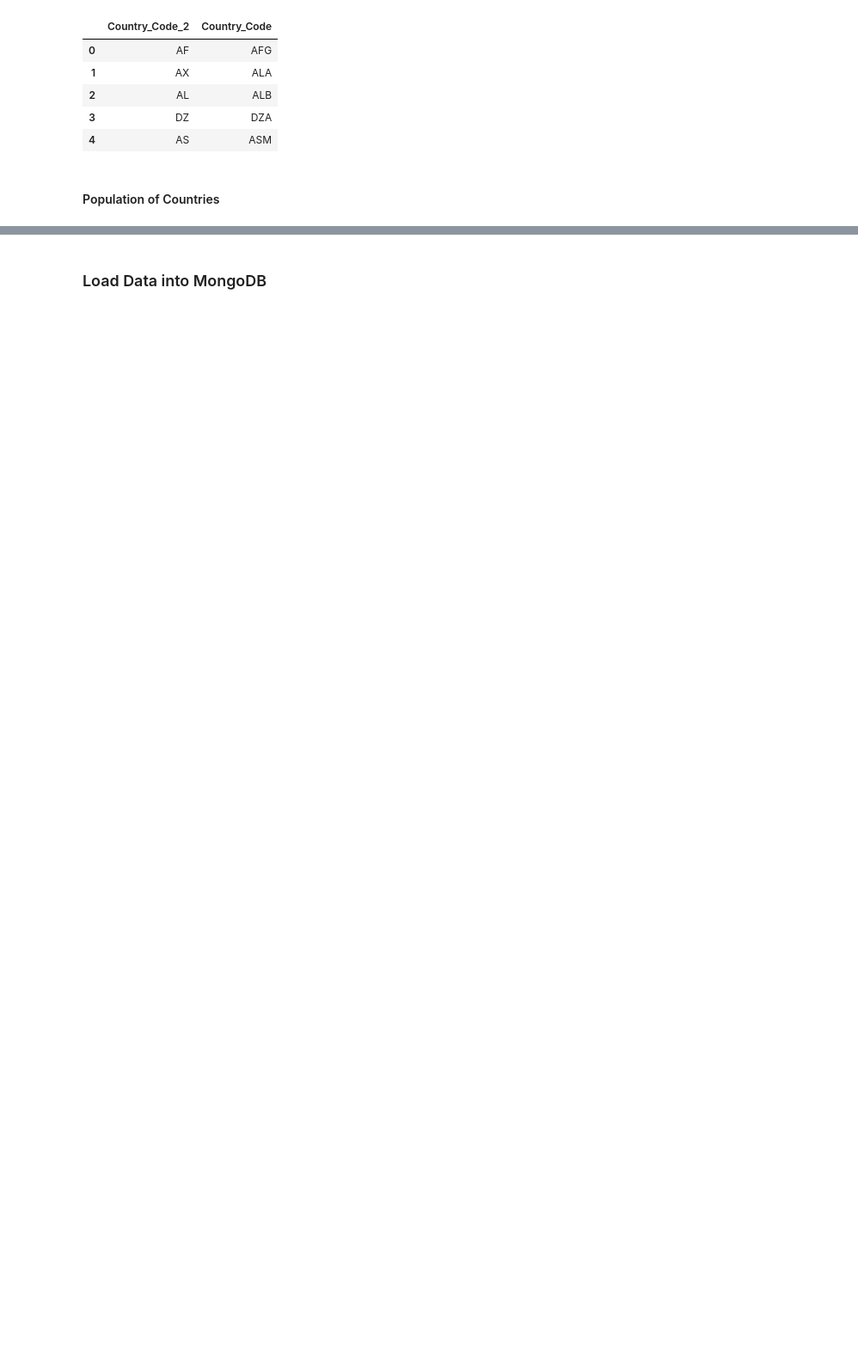
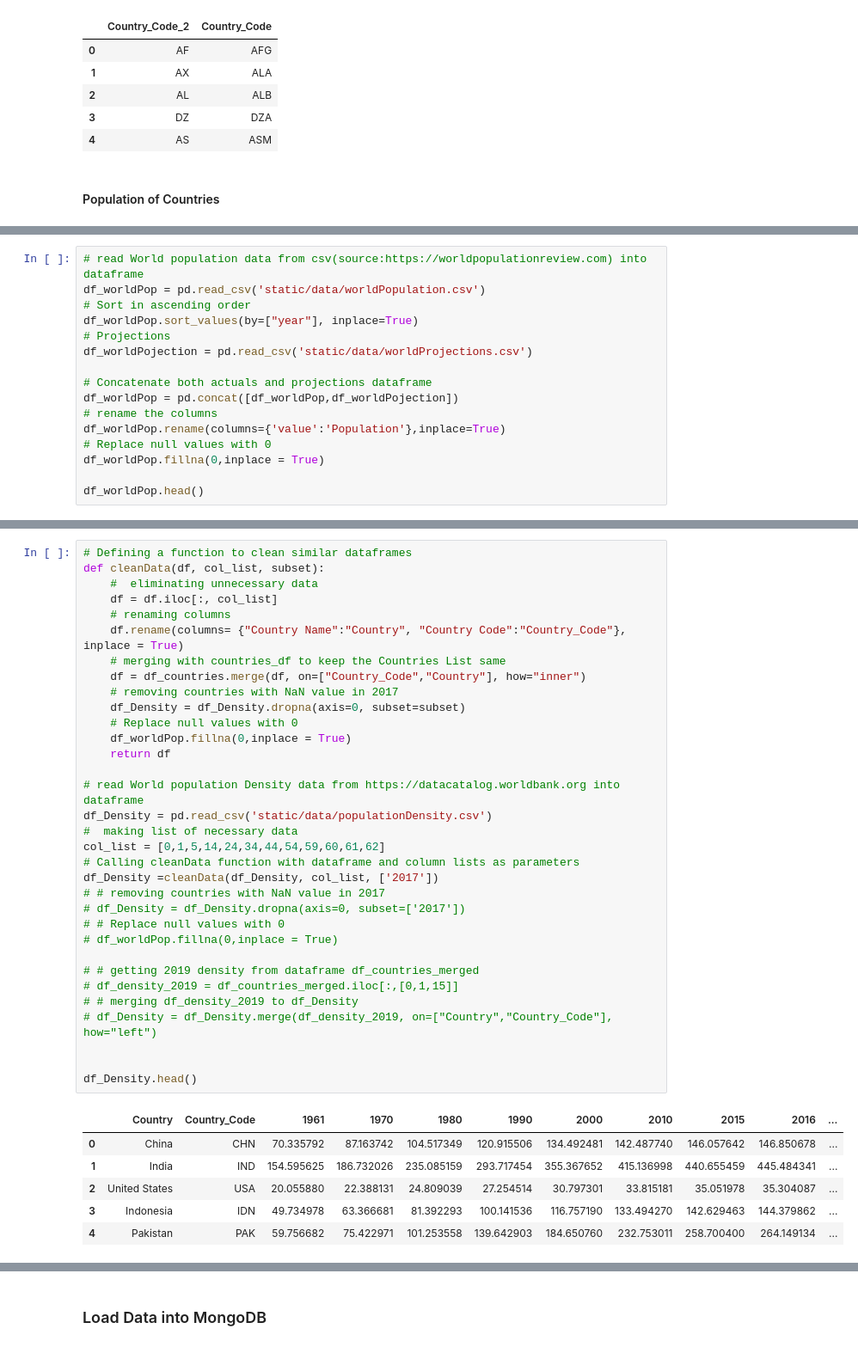
Before and after one commit to Rye-Git/UWA-Project_2, a Jupyter notebook: source_code/population_ETL.ipynb, the cells around one changed output, grey strips where cells are left out. Shown at 86% size. Saved outputs shown, nothing was run; the diff lists cells and outputs as text; blank space fills up the shorter version.

```diff
--- a/source_code/population_ETL.ipynb
+++ b/source_code/population_ETL.ipynb
@@ -228,0 +230,16 @@ df_countries.head()
+# %%
+# read World population data from csv(source:https://worldpopulationreview.com) into dataframe
+df_worldPop = pd.read_csv('static/data/worldPopulation.csv')
+# Sort in ascending order
+df_worldPop.sort_values(by=["year"], inplace=True)
+# Projections
+df_worldPojection = pd.read_csv('static/data/worldProjections.csv')
+
+# Concatenate both actuals and projections dataframe
+df_worldPop = pd.concat([df_worldPop,df_worldPojection])
+# rename the columns
+df_worldPop.rename(columns={'value':'Population'},inplace=True)
+# Replace null values with 0
+df_worldPop.fillna(0,inplace = True)
+
+df_worldPop.head()
@@ -228,0 +255,40 @@ df_countries.head()
+# %%
+# Defining a function to clean similar dataframes
+def cleanData(df, col_list, subset):
+    #  eliminating unnecessary data
+    df = df.iloc[:, col_list]
+    # renaming columns
+    df.rename(columns= {"Country Name":"Country", "Country Code":"Country_Code"}, inplace = True)
+    # merging with countries_df to keep the Countries List same
+    df = df_countries.merge(df, on=["Country_Code","Country"], how="inner")
+    # removing countries with NaN value in 2017
+    df_Density = df_Density.dropna(axis=0, subset=subset)
+    # Replace null values with 0
+    df_worldPop.fillna(0,inplace = True)
+    return df
+
+# read World population Density data from https://datacatalog.worldbank.org into dataframe
+df_Density = pd.read_csv('static/data/populationDensity.csv')
+#  making list of necessary data
+col_list = [0,1,5,14,24,34,44,54,59,60,61,62]
+# Calling cleanData function with dataframe and column lists as parameters
+df_Density =cleanData(df_Density, col_list, ['2017'])
+# # removing countries with NaN value in 2017
+# df_Density = df_Density.dropna(axis=0, subset=['2017'])
+# # Replace null values with 0
+# df_worldPop.fillna(0,inplace = True)
+
+# # getting 2019 density from dataframe df_countries_merged
+# df_density_2019 = df_countries_merged.iloc[:,[0,1,15]]
+# # merging df_density_2019 to df_Density
+# df_Density = df_Density.merge(df_density_2019, on=["Country","Country_Code"], how="left")
+
+
+df_Density.head()
+# %% [output]
+|  | Country | Country_Code | 1961 | 1970 | 1980 | 1990 | 2000 | 2010 | 2015 | 2016 | ... |
+| 0 | China | CHN | 70.335792 | 87.163742 | 104.517349 | 120.915506 | 134.492481 | 142.487740 | 146.057642 | 146.850678 | ... |
+| 1 | India | IND | 154.595625 | 186.732026 | 235.085159 | 293.717454 | 355.367652 | 415.136998 | 440.655459 | 445.484341 | ... |
+| 2 | United States | USA | 20.055880 | 22.388131 | 24.809039 | 27.254514 | 30.797301 | 33.815181 | 35.051978 | 35.304087 | ... |
+| 3 | Indonesia | IDN | 49.734978 | 63.366681 | 81.392293 | 100.141536 | 116.757190 | 133.494270 | 142.629463 | 144.379862 | ... |
+| 4 | Pakistan | PAK | 59.756682 | 75.422971 | 101.253558 | 139.642903 | 184.650760 | 232.753011 | 258.700400 | 264.149134 | ... |
```
Also changed, not shown: parts of 14 cells of this notebook, 18 other files.
